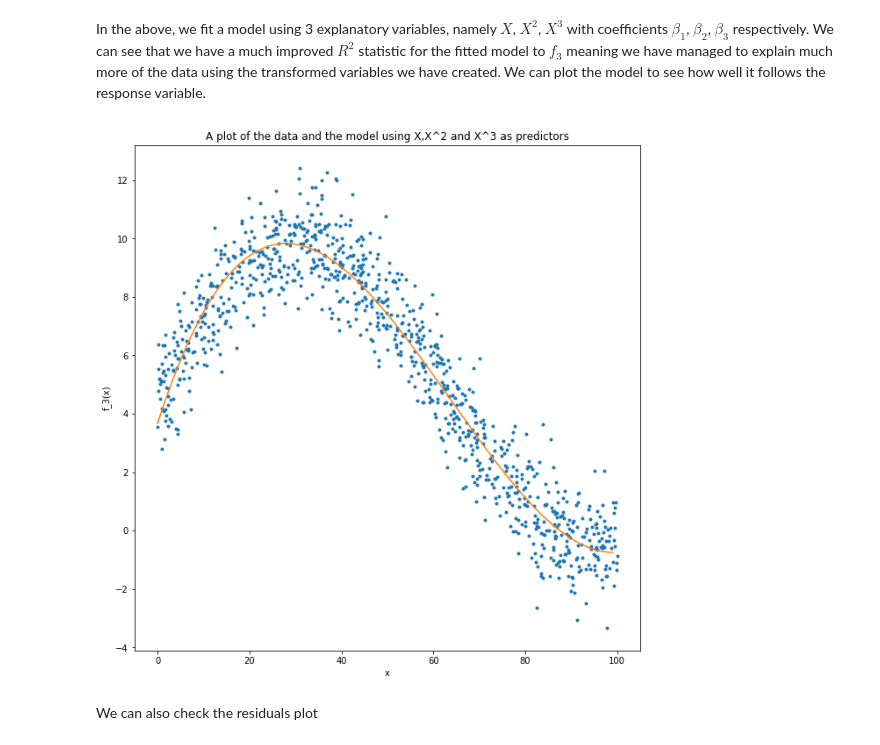
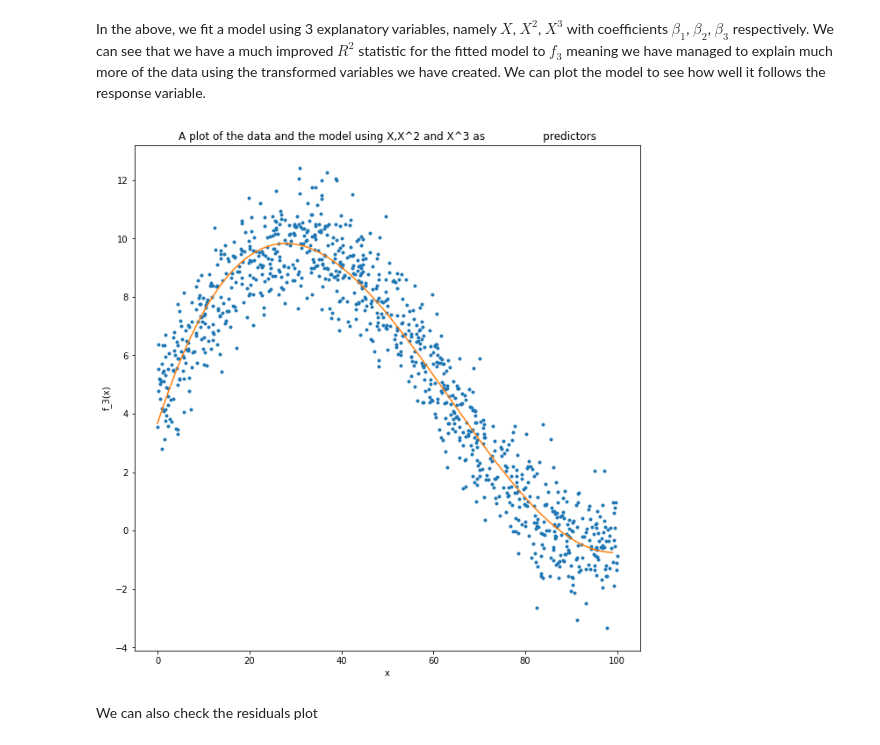
Before and after one commit to TanselArif-21/LinearRegression, a Jupyter notebook: LinearRegression.ipynb, the cells around one changed output. Cells and saved outputs as stored; diff of their text form; code cells hidden in the pictures.

```diff
--- a/LinearRegression.ipynb
+++ b/LinearRegression.ipynb
@@ -710,14 +718,17 @@ X2 = X**2
 X3 = X**3
 
 lm32 = LinearRegression()
-X3_collection = pd.concat([pd.DataFrame(X,columns=['X']),pd.DataFrame(X**2,columns=['X2']),pd.DataFrame(X**3,columns=['X3'])],axis=1)
+X3_collection = pd.concat([pd.DataFrame(X,columns=['X']),\
+                pd.DataFrame(X**2,columns=['X2']),\
+                pd.DataFrame(X**3,columns=['X3'])],axis=1)
 lm32.fit(X3_collection,Y_3.reshape(-1,1))
 print('Model for Y_3: Explanatory variables X,X^2,X^3 for Y_3')
 print('beta_0 = {}'.format(lm32.intercept_[0]))
 print('beta_1 = {}'.format(lm32.coef_[0][0]))
 print('beta_2 = {}'.format(lm32.coef_[0][1]))
 print('beta_3 = {}'.format(lm32.coef_[0][2]))
-y32_fitted_sklearn = lm32.intercept_[0] + lm32.coef_[0][0]*X + lm32.coef_[0][1]*X**2 + lm32.coef_[0][2]*X**3
+y32_fitted_sklearn = lm32.intercept_[0] + lm32.coef_[0][0]*X + \
+                    lm32.coef_[0][1]*X**2 + lm32.coef_[0][2]*X**3
 print('R^2 = {}'.format(r2_score(Y_3,y32_fitted_sklearn)))
 # %% [output]
 Model for Y_1: Explanatory variable X for Y_1
@@ -742,22 +753,24 @@ In the above, we fit a model using 3 explanatory variables, namely $X$, $X^2$, $
 # %%
 # 1000 linearly spaced numbers
 x32 = np.linspace(0,99,1000)
-y32 = lm32.intercept_[0] + lm32.coef_[0][0]*x32 + lm32.coef_[0][1]*x32**2 + lm32.coef_[0][2]*x32**3
+y32 = lm32.intercept_[0] + lm32.coef_[0][0]*x32 + lm32.coef_[0][1]*x32**2\
+    + lm32.coef_[0][2]*x32**3
 
 # Plot the data and the fit
 fig = plt.figure(figsize=(8,8))
 axes = fig.add_axes([0.1,0.1,1,1])
 axes.plot(X,Y_3,'.')
 axes.plot(x32,y32)
 
 # Set the lables and title
 axes.set_xlabel('x')
 axes.set_ylabel('f_3(x)')
-axes.set_title('A plot of the data and the model using X,X^2 and X^3 as predictors')
+axes.set_title('A plot of the data and the model using X,X^2 and X^3 as \
+                predictors')
 
 plt.show()
 # %% [output]
-[figure, old version]
+[figure, new version]
 # %% [markdown]
 We can also check the residuals plot
 # %%
```
Also changed, not shown: parts of 19 cells of this notebook, 3 other files.
